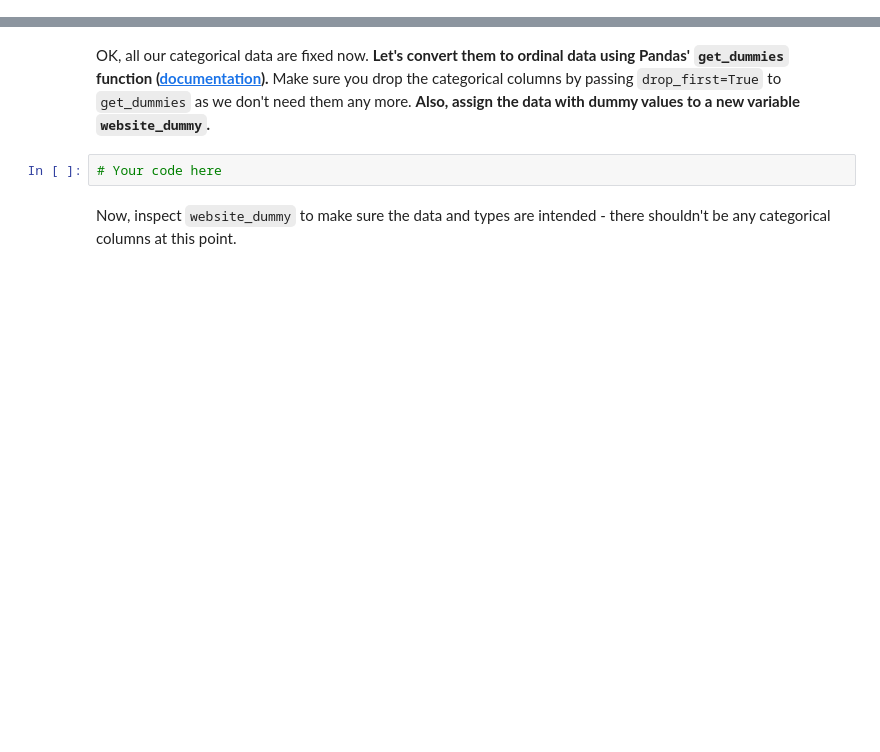
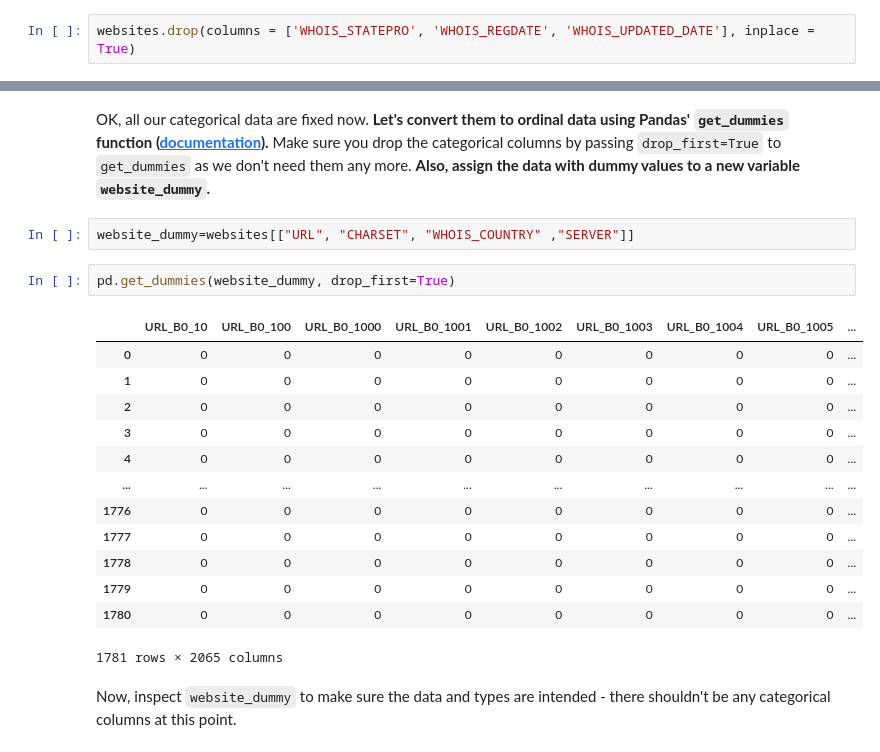
Before and after one commit to Ironhack-Data-Madrid-Febrero-2021/lab-supervised-learning, a Jupyter notebook: your-code/main.ipynb, the cells around one changed output, grey strips where cells are left out. Saved outputs shown, nothing was run; the diff lists cells and outputs as text; blank space fills up the shorter version.

```diff
--- a/your-code/main.ipynb
+++ b/your-code/main.ipynb
@@ -346,3 +416,5 @@ In addition, we will also drop `WHOIS_REGDATE` and `WHOIS_UPDATED_DATE`. These a
+# %%
+websites.drop(columns = ['WHOIS_STATEPRO', 'WHOIS_REGDATE', 'WHOIS_UPDATED_DATE'], inplace = True)
 # %% [markdown]
 # Challenge 5 - Handle Remaining Categorical Data & Convert to Ordinal
 
@@ -425,8 +515,24 @@ At the end, your `SERVER` column should only contain 4 unique values: `Microsoft
 # Count `SERVER` value counts here
 # %% [markdown]
 OK, all our categorical data are fixed now. **Let's convert them to ordinal data using Pandas' `get_dummies` function ([documentation](https://pandas.pydata.org/pandas-docs/stable/generated/pandas.get_dummies.html)).** Make sure you drop the categorical columns by passing `drop_first=True` to `get_dummies` as we don't need them any more. **Also, assign the data with dummy values to a new variable `website_dummy`.**
-# %%
-# Your code here
+# %%
+website_dummy=websites[["URL", "CHARSET", "WHOIS_COUNTRY" ,"SERVER"]]
+# %%
+pd.get_dummies(website_dummy, drop_first=True)
+# %% [output]
+|  | URL_B0_10 | URL_B0_100 | URL_B0_1000 | URL_B0_1001 | URL_B0_1002 | URL_B0_1003 | URL_B0_1004 | URL_B0_1005 | ... |
+| 0 | 0 | 0 | 0 | 0 | 0 | 0 | 0 | 0 | ... |
+| 1 | 0 | 0 | 0 | 0 | 0 | 0 | 0 | 0 | ... |
+| 2 | 0 | 0 | 0 | 0 | 0 | 0 | 0 | 0 | ... |
+| 3 | 0 | 0 | 0 | 0 | 0 | 0 | 0 | 0 | ... |
+| 4 | 0 | 0 | 0 | 0 | 0 | 0 | 0 | 0 | ... |
+| ... | ... | ... | ... | ... | ... | ... | ... | ... | ... |
+| 1776 | 0 | 0 | 0 | 0 | 0 | 0 | 0 | 0 | ... |
+| 1777 | 0 | 0 | 0 | 0 | 0 | 0 | 0 | 0 | ... |
+| 1778 | 0 | 0 | 0 | 0 | 0 | 0 | 0 | 0 | ... |
+| 1779 | 0 | 0 | 0 | 0 | 0 | 0 | 0 | 0 | ... |
+| 1780 | 0 | 0 | 0 | 0 | 0 | 0 | 0 | 0 | ... |
+1781 rows × 2065 columns
 # %% [markdown]
 Now, inspect `website_dummy` to make sure the data and types are intended - there shouldn't be any categorical columns at this point.
 # %%
```
Also changed, not shown: parts of 42 cells of this notebook, 1 other file.
